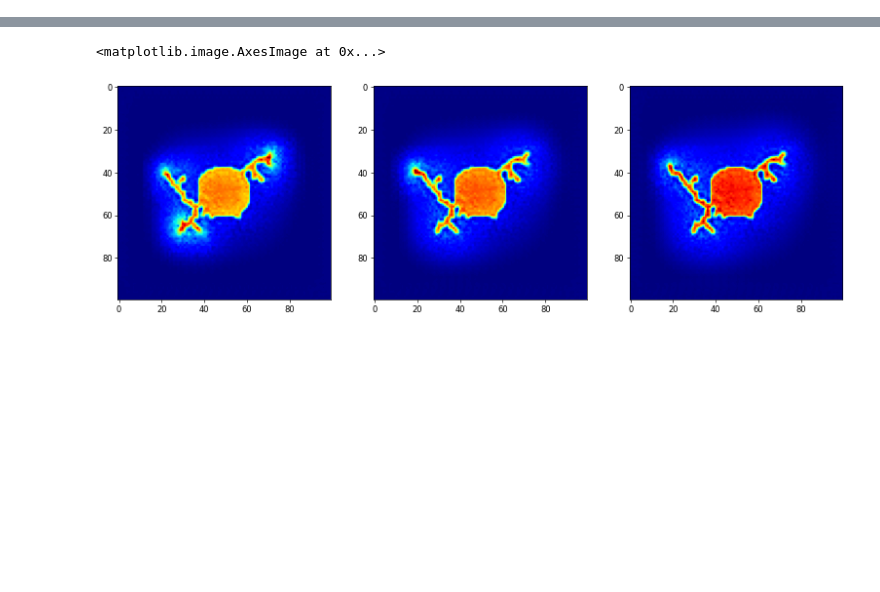
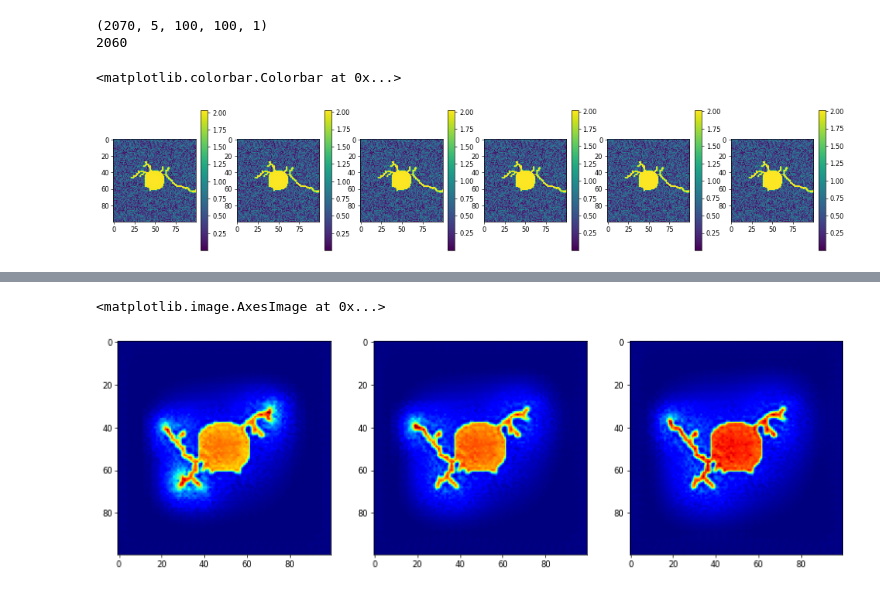
Before and after one commit to kuanrenqian/RecurrentNG, a Jupyter notebook: tensorflow_version/NeuronGrowthML_main_test.ipynb, the cells around one changed output, grey strips where cells are left out. Drawn from its saved outputs; the diff is of its cells as text; code cells hidden in the pictures; blank space fills up the shorter version.

```diff
--- a/tensorflow_version/NeuronGrowthML_main_test.ipynb
+++ b/tensorflow_version/NeuronGrowthML_main_test.ipynb
@@ -151,3 +197,31 @@ plt.colorbar()
+# %%
+print(x_train.shape)
+data_choice = np.random.choice(range(len(x_train)), size=1)[0]
+print(data_choice)
+plt.figure(figsize=(20, 4), dpi=60)
+plt.subplot(1,6,1)
+plt.imshow(x_train[data_choice,0,:,:,0])
+plt.colorbar()
+plt.subplot(1,6,2)
+plt.imshow(x_train[data_choice,1,:,:,0])
+plt.colorbar()
+plt.subplot(1,6,3)
+plt.imshow(x_train[data_choice,2,:,:,0])
+plt.colorbar()
+plt.subplot(1,6,4)
+plt.imshow(x_train[data_choice,3,:,:,0])
+plt.colorbar()
+plt.subplot(1,6,5)
+plt.imshow(x_train[data_choice,4,:,:,0])
+plt.colorbar()
+plt.subplot(1,6,6)
+plt.imshow(y_train[data_choice,0,:,:,0])
+plt.colorbar()
+# %% [output]
+(2070, 5, 100, 100, 1)
+2060
+<matplotlib.colorbar.Colorbar at 0x...>
+[figure, added]
 # %%
 from tensorflow.keras import layers
 
```
Also changed, not shown: parts of 15 cells of this notebook, 5 other files.
